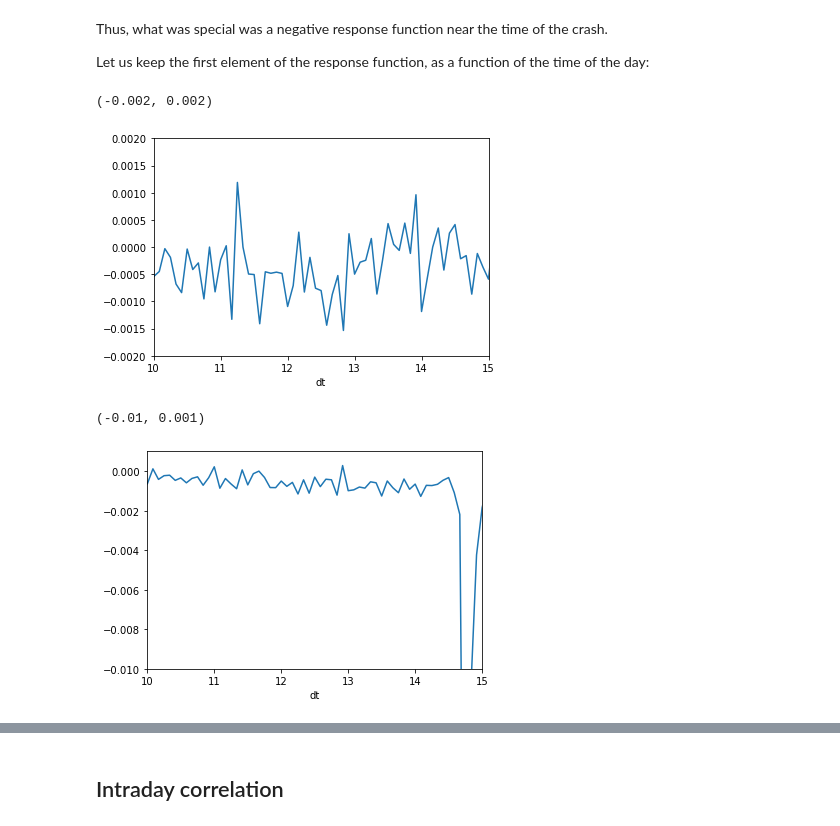
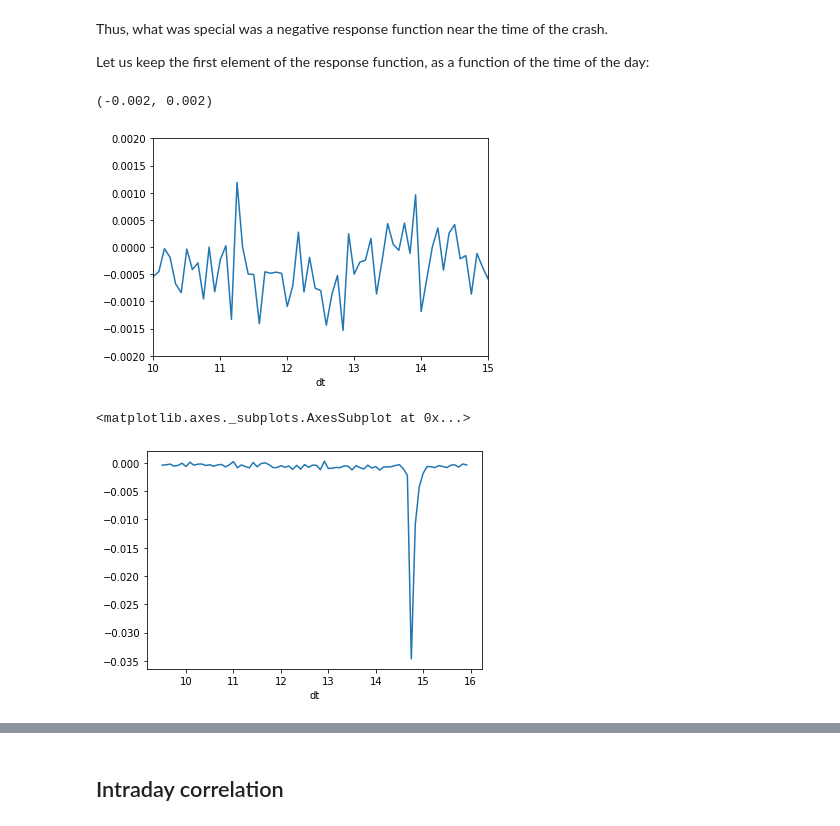
Before and after one commit to majkee15/FIN-525, a Jupyter notebook: src/notebooks/damien_challet/8_flash_crash_response_function_intraday_correlation.ipynb, the cells around one changed output, grey strips where cells are left out. Drawn from its saved outputs; the diff is of its cells as text; code cells hidden in the pictures.

```diff
--- a/src/notebooks/damien_challet/8_flash_crash_response_function_intraday_correlation.ipynb
+++ b/src/notebooks/damien_challet/8_flash_crash_response_function_intraday_correlation.ipynb
@@ -73,9 +75,10 @@ def load_TRTH_bbo(filename,
 
     return DF
 # %%
-def loadEvents(ticker,date,dirData=r"C:\Projects\FIN-525\data\intraday\equities\US"):
+def loadEvents(ticker,date,dirData="/Users/mmark/Documents/FinancialBigData/data/intraday/equities/US"):
     what="bbo"
     file_bbo=dirData+"/"+what+"/"+ticker+"/"+date+"-"+ticker+"-"+what+".csv.gz"
+    print()
     bbos=load_TRTH_bbo(file_bbo)
     bbos["mid"]=(bbos["bid-price"]+bbos["ask-price"])*0.5
 
@@ -83,7 +86,7 @@ def loadEvents(ticker,date,dirData=r"C:\Projects\FIN-525\data\intraday\equities\
     file_trade=dirData+"/"+what+"/"+ticker+"/"+date+"-"+ticker+"-"+what+".csv.gz"
     trades=load_TRTH_trade(file_trade)
 
-    events=trades.join(bbos,how='inner')
+    events=trades.join(bbos, how='inner')
     events["s"]=np.sign(events["trade_price"]-events["mid"])
     events=events[events["s"]!=0]
     events=events.groupby(events.index).last()
@@ -199,11 +249,11 @@ plt.xlim((10,15))
 plt.ylim((-0.002,0.002))
 # %% [output]
 (-0.002, 0.002)
-[figure, old version]
+[figure, new version]
 # %%
 R_06_dt.apply(lambda x: x[0]).plot()
-plt.xlim((10,15))
-plt.ylim((-0.01,0.001))
+# plt.xlim((10,15))
+# plt.ylim((-0.01,0.001))
 # %% [output]
-(-0.01, 0.001)
+<matplotlib.axes._subplots.AxesSubplot at 0x...>
-[figure, old version]
+[figure, new version]
```
Also changed, not shown: parts of 12 cells of this notebook, 4 other files.
